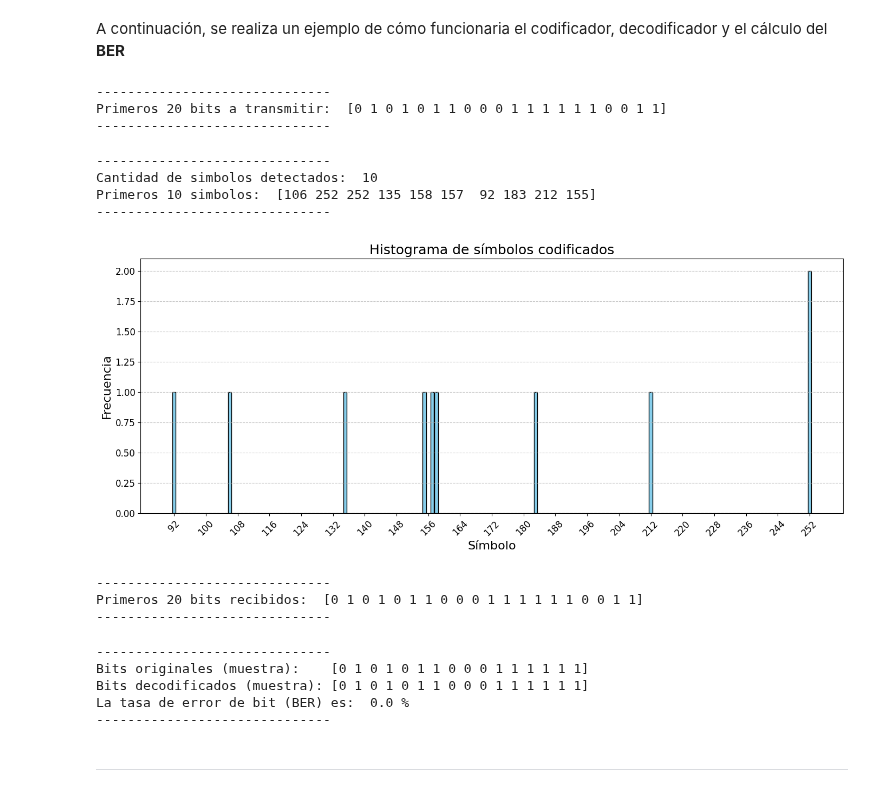
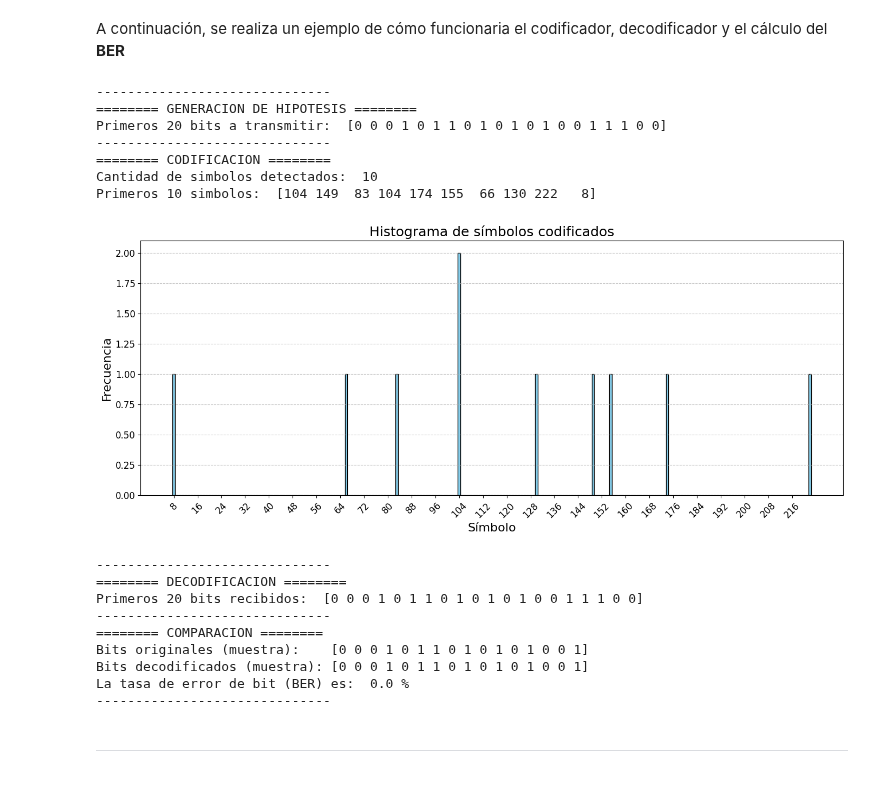
Before and after one commit to nicopinera/com-dig, a Jupyter notebook: Entregas/04Entrega.ipynb, the cells around one changed output. Drawn from its saved outputs; the diff is of its cells as text; code cells hidden in the pictures.

```diff
--- a/Entregas/04Entrega.ipynb
+++ b/Entregas/04Entrega.ipynb
@@ -200,50 +193,46 @@ indice = 0
 # %%
-# Generación de bits aleatorios
-bits_tx = generate_random_bits(total_bits)
 print("---" * 10)
+print("=="*4,"GENERACION DE HIPOTESIS","=="*4)
+bits_tx = generate_random_bits(c.TOTAL_BITS)
 print("Primeros 20 bits a transmitir: ", bits_tx[0:20])
 print("---" * 10)
+
+print("=="*4,"CODIFICACION","=="*4)
+simbolos = codificador(c.SF, bits_tx)
+print("Cantidad de simbolos detectados: ", len(simbolos))
+print("Primeros 10 simbolos: ", simbolos[0 : 10])
+graficar_histograma(simbolos)
+print("---" * 10)
+
+
+print("=="*4,"DECODIFICACION","=="*4)
+bits_rx = decodificador(simbolos, c.SF)
+print("Primeros 20 bits recibidos: ", bits_rx[0:20])
+print("---" * 10)
+
+print("=="*4,"COMPARACION","=="*4)
+print("Bits originales (muestra):   ", bits_tx[: 2 * c.SF])
+print("Bits decodificados (muestra):", bits_rx[: 2 * c.SF])
+print("La tasa de error de bit (BER) es: ", calculador_ber(bits_tx, bits_rx) * 100, "%")
+print("---" * 10)
 # %% [output]
 ------------------------------
-Primeros 20 bits a transmitir:  [0 1 0 1 0 1 1 0 0 0 1 1 1 1 1 1 0 0 1 1]
+======== GENERACION DE HIPOTESIS ========
+Primeros 20 bits a transmitir:  [0 0 0 1 0 1 1 0 1 0 1 0 1 0 0 1 1 1 0 0]
 ------------------------------
+======== CODIFICACION ========
+Cantidad de simbolos detectados:  10
+Primeros 10 simbolos:  [104 149  83 104 174 155  66 130 222   8]
+[figure, added]
+------------------------------
+======== DECODIFICACION ========
+Primeros 20 bits recibidos:  [0 0 0 1 0 1 1 0 1 0 1 0 1 0 0 1 1 1 0 0]
+------------------------------
+======== COMPARACION ========
+Bits originales (muestra):    [0 0 0 1 0 1 1 0 1 0 1 0 1 0 0 1]
+Bits decodificados (muestra): [0 0 0 1 0 1 1 0 1 0 1 0 1 0 0 1]
+La tasa de error de bit (BER) es:  0.0 %
+------------------------------
-# %%
-simbolos = codificador(SF, bits_tx)
-print("---" * 10)
-print("Cantidad de simbolos detectados: ", len(simbolos))
-print("Primeros 10 simbolos: ", simbolos[0 : 10])
-print("---" * 10)
-# %% [output]
-------------------------------
-Cantidad de simbolos detectados:  10
-Primeros 10 simbolos:  [106 252 252 135 158 157  92 183 212 155]
-------------------------------
-# %%
-graficar_histograma(simbolos)
-# %% [output]
-[figure, removed]
-# %%
-# Decodificación de símbolos
-bits_rx = decodificador(simbolos, SF)
-print("---" * 10)
-print("Primeros 20 bits recibidos: ", bits_rx[0:20])
-print("---" * 10)
-# %% [output]
-------------------------------
-Primeros 20 bits recibidos:  [0 1 0 1 0 1 1 0 0 0 1 1 1 1 1 1 0 0 1 1]
-------------------------------
-# %%
-print("---" * 10)
-print("Bits originales (muestra):   ", bits_tx[: 2 * SF])
-print("Bits decodificados (muestra):", bits_rx[: 2 * SF])
-print("La tasa de error de bit (BER) es: ", calculador_ber(bits_tx, bits_rx) * 100, "%")
-print("---" * 10)
-# %% [output]
-------------------------------
-Bits originales (muestra):    [0 1 0 1 0 1 1 0 0 0 1 1 1 1 1 1]
-Bits decodificados (muestra): [0 1 0 1 0 1 1 0 0 0 1 1 1 1 1 1]
-La tasa de error de bit (BER) es:  0.0 %
-------------------------------
 # %% [markdown]
 ---
 # %% [markdown]
```
Also changed, not shown: parts of 31 cells of this notebook.
